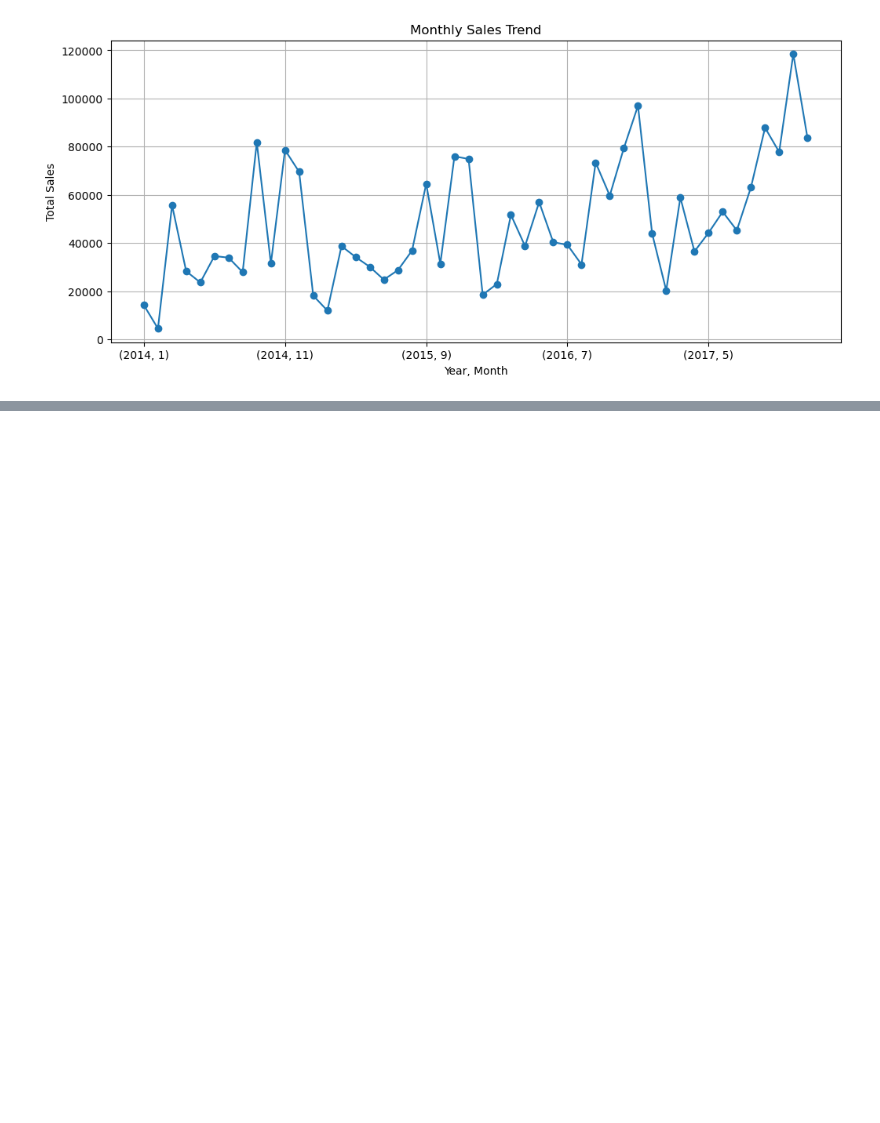
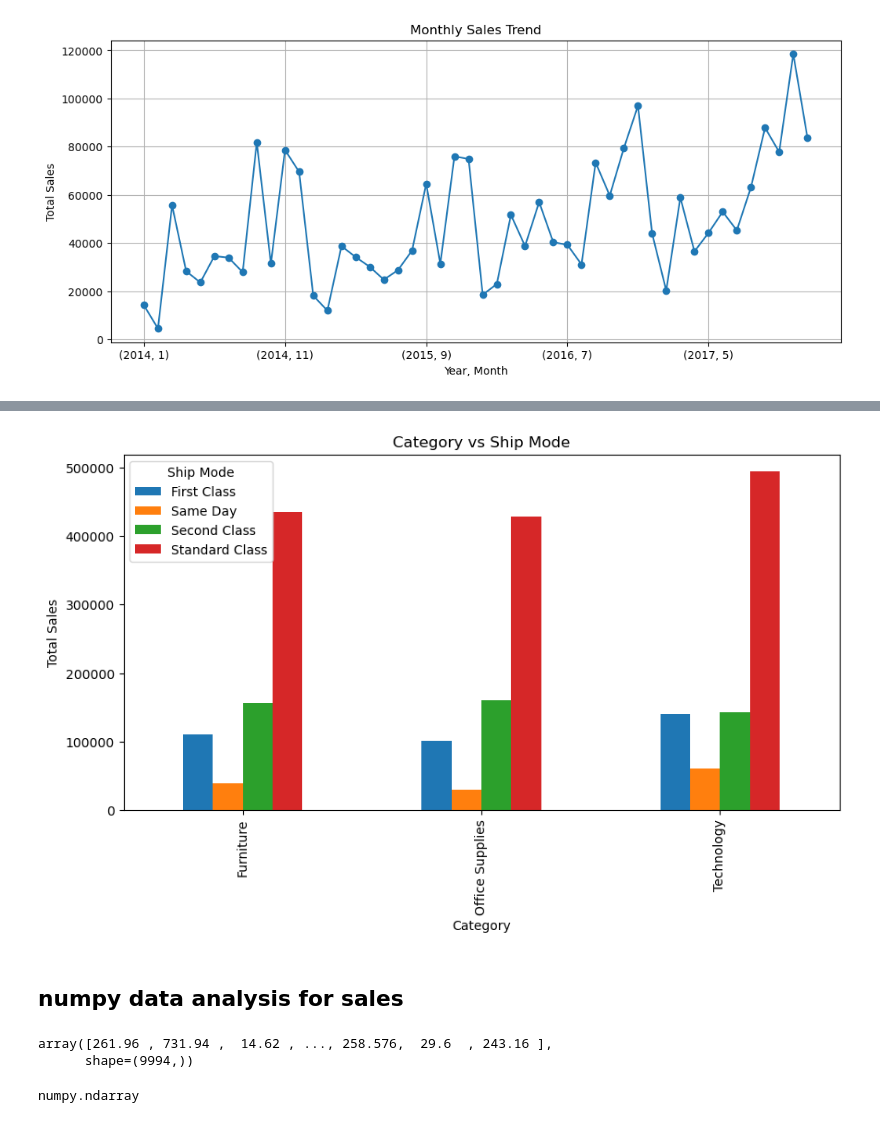
Before and after one commit to std-bibek/pandas_practice_realDataset, a Jupyter notebook: notebooks/sales_data_analysis.ipynb, the cells around one changed output, grey strips where cells are left out. Cells and saved outputs as stored; diff of their text form; code cells hidden in the pictures; blank space fills up the shorter version.

Commit message:
analysed sales data

```diff
--- a/notebooks/sales_data_analysis.ipynb
+++ b/notebooks/sales_data_analysis.ipynb
@@ -235,0 +261,26 @@ plt.show()
+# %%
+pivot = pd.pivot_table(
+    main_data,
+    index='Category',
+    columns='Ship Mode',
+    values='Sales',
+    aggfunc='sum'
+)
+
+pivot.plot(kind='bar', figsize=(10,5))
+plt.ylabel("Total Sales")
+plt.title("Category vs Ship Mode")
+plt.show()
+# %% [output]
+[figure, added]
+# %% [markdown]
+## numpy data analysis for sales
+# %%
+sales=main_data['Sales'].values
+# %% [output]
+array([261.96 , 731.94 ,  14.62 , ..., 258.576,  29.6  , 243.16 ],
+      shape=(9994,))
+# %%
+type(sales)
+# %% [output]
+numpy.ndarray
```
Also changed, not shown: parts of 4 cells of this notebook.
